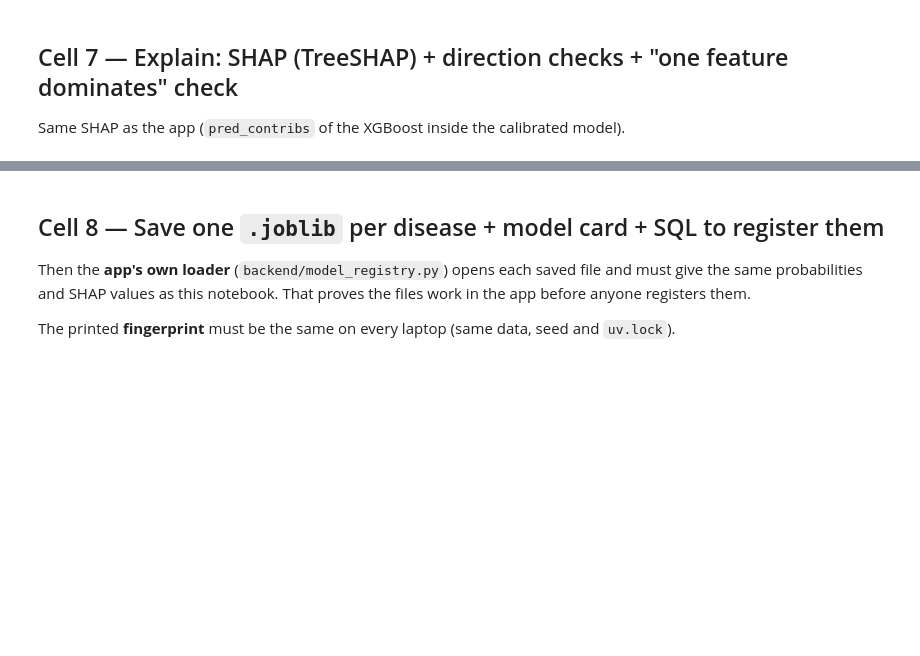
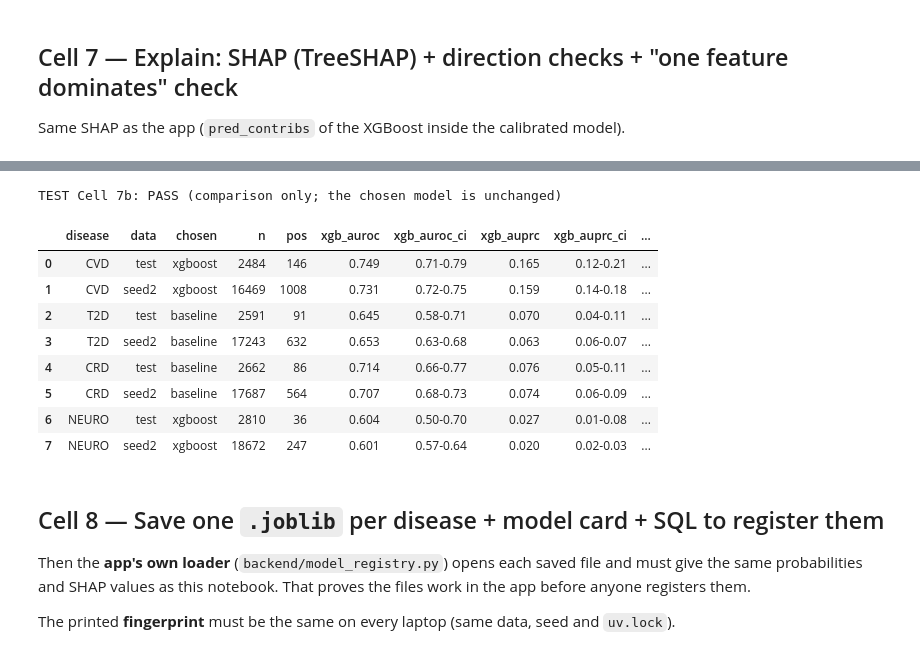
Before and after one commit to mark-costin/thesis-draft-3-, a Jupyter notebook: ml/ai_model/train_models.ipynb, the cells around one changed output, grey strips where cells are left out. Drawn from its saved outputs; the diff is of its cells as text; code cells hidden in the pictures; blank space fills up the shorter version.

```diff
--- a/ml/ai_model/train_models.ipynb
+++ b/ml/ai_model/train_models.ipynb
@@ -399,3 +455,48 @@ print("TEST Cell 7 (directions): PASS")
+# %%
+# ---------- CODE ----------
+CAL_XGB = {d: calibrate(GBM[d], *SPLITS[d]["val"][:2], d) for d in DISEASES}
+
+def xgb_proba(d):
+    return lambda X: CAL_XGB[d].predict_proba(X)[:, 1]
+
+def xgb_row(d, X, y, where):
+    p = xgb_proba(d)(X)
+    r = {"disease": d, "data": where, "chosen": CHOSEN[d], "n": len(y), "pos": int(y.sum())}
+    for name, fn in [("auroc", roc_auc_score), ("auprc", average_precision_score)]:
+        lo, hi = boot_ci(y, p, fn)
+        r[f"xgb_{name}"], r[f"xgb_{name}_ci"] = fn(y, p), f"{lo:.2f}-{hi:.2f}"
+    r["xgb_calib_slope"] = calib_slope(y, p)
+    return r
+
+# ---------- RUN ----------
+rows_x = []
+for d in DISEASES:
+    Xte, yte, _ = SPLITS[d]["test"]
+    bad = wrong_directions(d, Xte, pfun=xgb_proba(d))
+    rows_x.append({**xgb_row(d, Xte, yte, "test"), "xgb_wrong_directions": ", ".join(bad) or "none"})
+    if TABLES2:
+        X2, y2, _ = TABLES2[d]
+        bad2 = wrong_directions(d, X2, pfun=xgb_proba(d))
+        rows_x.append({**xgb_row(d, X2, y2, "seed2"), "xgb_wrong_directions": ", ".join(bad2) or "none"})
+XGB_ALL = pd.DataFrame(rows_x)
+XGB_ALL.to_csv(ART / "metrics_xgb_all.csv", index=False)
+
+# ---------- TEST ----------
+# XGBoost has the expected directions as monotone constraints and the calibration is monotone too
+assert (XGB_ALL["xgb_wrong_directions"] == "none").all(), XGB_ALL[["disease", "data", "xgb_wrong_directions"]]
+print("TEST Cell 7b: PASS (comparison only; the chosen model is unchanged)")
+XGB_ALL.round(3)
+# %% [output]
+TEST Cell 7b: PASS (comparison only; the chosen model is unchanged)
+|  | disease | data | chosen | n | pos | xgb_auroc | xgb_auroc_ci | xgb_auprc | xgb_auprc_ci | ... |
+| 0 | CVD | test | xgboost | 2484 | 146 | 0.749 | 0.71-0.79 | 0.165 | 0.12-0.21 | ... |
+| 1 | CVD | seed2 | xgboost | 16469 | 1008 | 0.731 | 0.72-0.75 | 0.159 | 0.14-0.18 | ... |
+| 2 | T2D | test | baseline | 2591 | 91 | 0.645 | 0.58-0.71 | 0.070 | 0.04-0.11 | ... |
+| 3 | T2D | seed2 | baseline | 17243 | 632 | 0.653 | 0.63-0.68 | 0.063 | 0.06-0.07 | ... |
+| 4 | CRD | test | baseline | 2662 | 86 | 0.714 | 0.66-0.77 | 0.076 | 0.05-0.11 | ... |
+| 5 | CRD | seed2 | baseline | 17687 | 564 | 0.707 | 0.68-0.73 | 0.074 | 0.06-0.09 | ... |
+| 6 | NEURO | test | xgboost | 2810 | 36 | 0.604 | 0.50-0.70 | 0.027 | 0.01-0.08 | ... |
+| 7 | NEURO | seed2 | xgboost | 18672 | 247 | 0.601 | 0.57-0.64 | 0.020 | 0.02-0.03 | ... |
 # %% [markdown]
 ## Cell 8 — Save one `.joblib` per disease + model card + SQL to register them
 Then the **app's own loader** (`backend/model_registry.py`) opens each saved file and must give the same probabilities and SHAP values as this notebook. That proves the files work in the app before anyone registers them.
```
Also changed, not shown: parts of 10 cells of this notebook, 9 other files.
